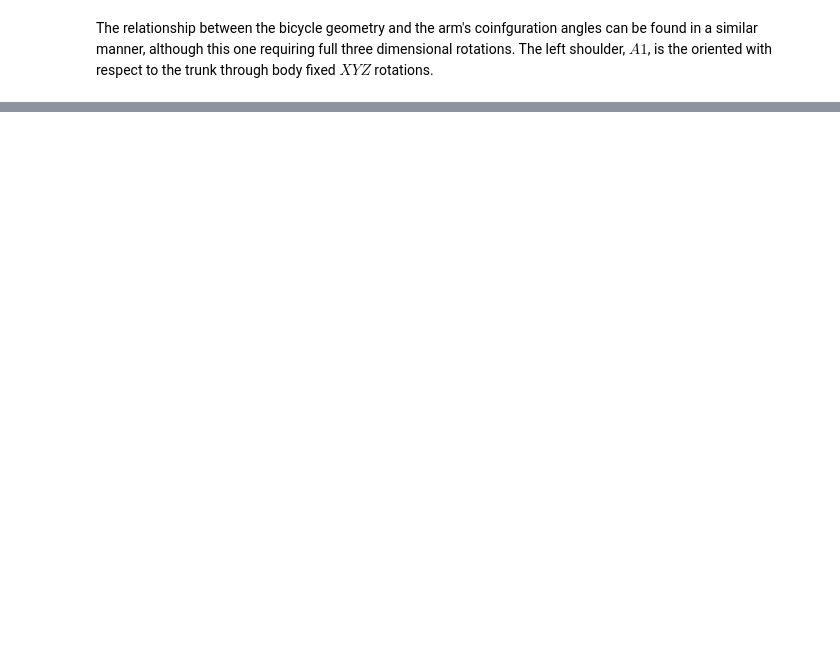
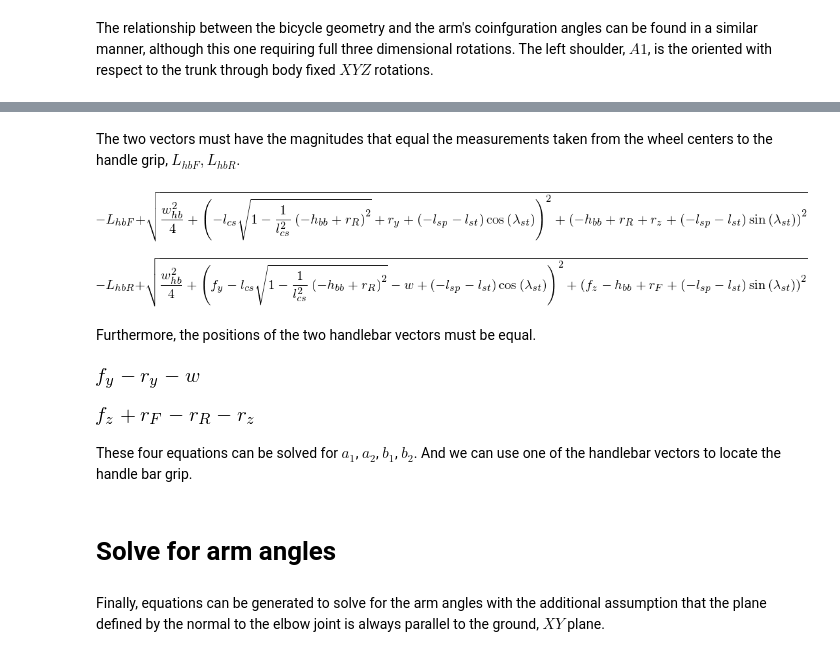
Before and after one commit to chrisdembia/python-yeadon-paper, a Jupyter notebook: src/bicycle_example.ipynb, the cells around one changed output, grey strips where cells are left out. Saved outputs shown, nothing was run; the diff lists cells and outputs as text; code cells hidden in the pictures; blank space fills up the shorter version.

```diff
--- a/src/bicycle_example.ipynb
+++ b/src/bicycle_example.ipynb
@@ -109,0 +149,40 @@ This should leave us with 8 equations that should be able to be solved simultane
+# %%
+chain_stay_length = sym.symbols('l_cs')
+front_wheel_radius, rear_wheel_radius = sym.symbols('r_F, r_R')
+bottom_bracket_height = sym.symbols('h_bb')
+handle_width = sym.symbols('w_hb')
+wheelbase = sym.symbols('w')
+ry, rz, fy, fz = sym.symbols('r_y, r_z, f_y, f_z')
+# %%
+rear_wheel_center = bottom_bracket.locatenew('cR', -chain_stay_length *
+                                             sym.cos(sym.asin((rear_wheel_radius -
+                                                               bottom_bracket_height) / chain_stay_length)) *
+                                             yeadon_rf.y + (rear_wheel_radius - bottom_bracket_height) * yeadon_rf.z)
+
+front_wheel_center = rear_wheel_center.locatenew('cF', -rear_wheel_radius * yeadon_rf.z - wheelbase * yeadon_rf.y +
+                                                 front_wheel_radius * yeadon_rf.z)
+
+handlebar_from_rear = rear_wheel_center.locatenew('hbR', handle_width / 2 * yeadon_rf.x +
+                                                         ry * yeadon_rf.y +
+                                                         rz * yeadon_rf.z)
+
+handlebar_from_front = front_wheel_center.locatenew('hbF', handle_width / 2 * yeadon_rf.x +
+                                                           fy * yeadon_rf.y +
+                                                           fz * yeadon_rf.z)
+# %% [markdown]
+The two vectors must have the magnitudes that equal the measurements taken from the wheel centers to the handle grip, $L_{hbF}, L_{hbR}$.
+# %%
+front_to_grip, rear_to_grip = sym.symbols('L_hbF, L_hbR')
+# %%
+zero3 = handlebar_from_rear.pos_from(seat).magnitude() - front_to_grip
+zero4 = handlebar_from_front.pos_from(seat).magnitude() - rear_to_grip
+# %%
+zero3.trigsimp()
+# %% [output]
+[figure, added]
+# %%
+zero4.trigsimp()
+# %% [output]
+[figure, added]
+# %% [markdown]
+Furthermore, the positions of the two handlebar vectors must be equal.
@@ -109,0 +193,12 @@ This should leave us with 8 equations that should be able to be solved simultane
+# %%
+zero5
+# %% [output]
+[figure, added]
+# %%
+zero6
+# %% [output]
+[figure, added]
+# %% [markdown]
+These four equations can be solved for $a_1$, $a_2$, $b_1$, $b_2$. And we can use one of the handlebar vectors to locate the handle bar grip.
+# %% [markdown]
+# Solve for arm angles
@@ -109,0 +207,2 @@ This should leave us with 8 equations that should be able to be solved simultane
+# %% [markdown]
+Finally, equations can be generated to solve for the arm angles with the additional assumption that the plane defined by the normal to the elbow joint is always parallel to the ground, $XY$ plane.
```
Also changed, not shown: parts of 109 cells of this notebook, 1 other file.
